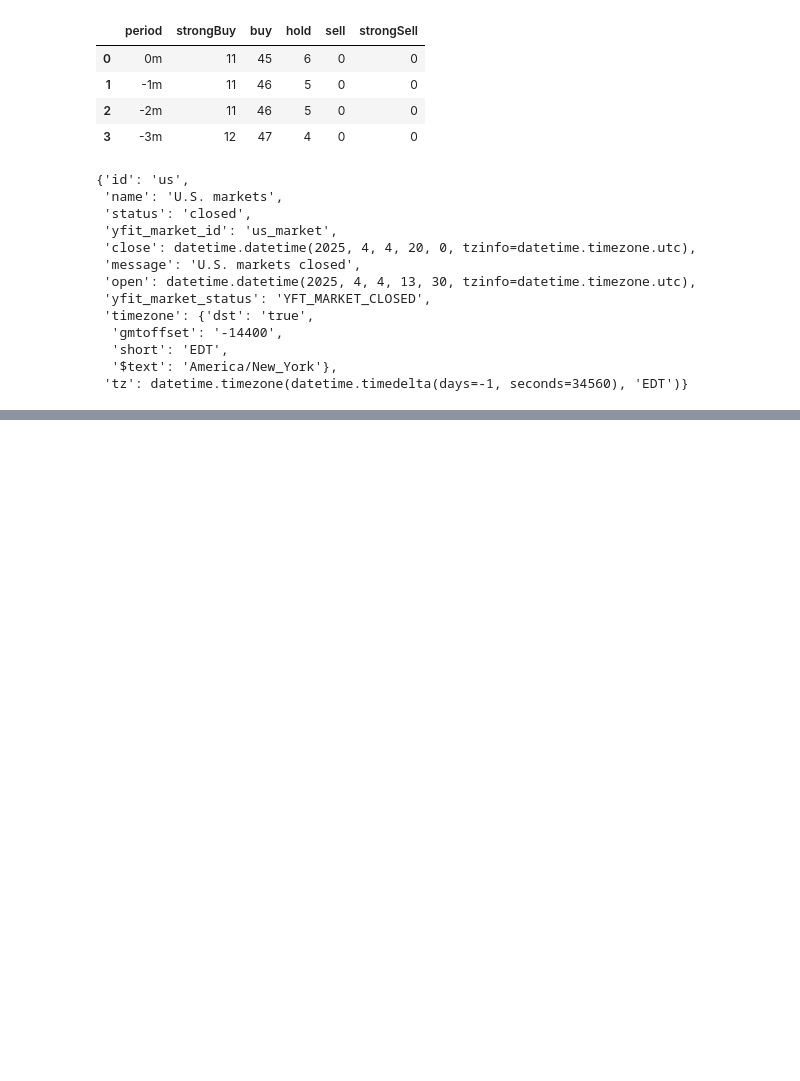
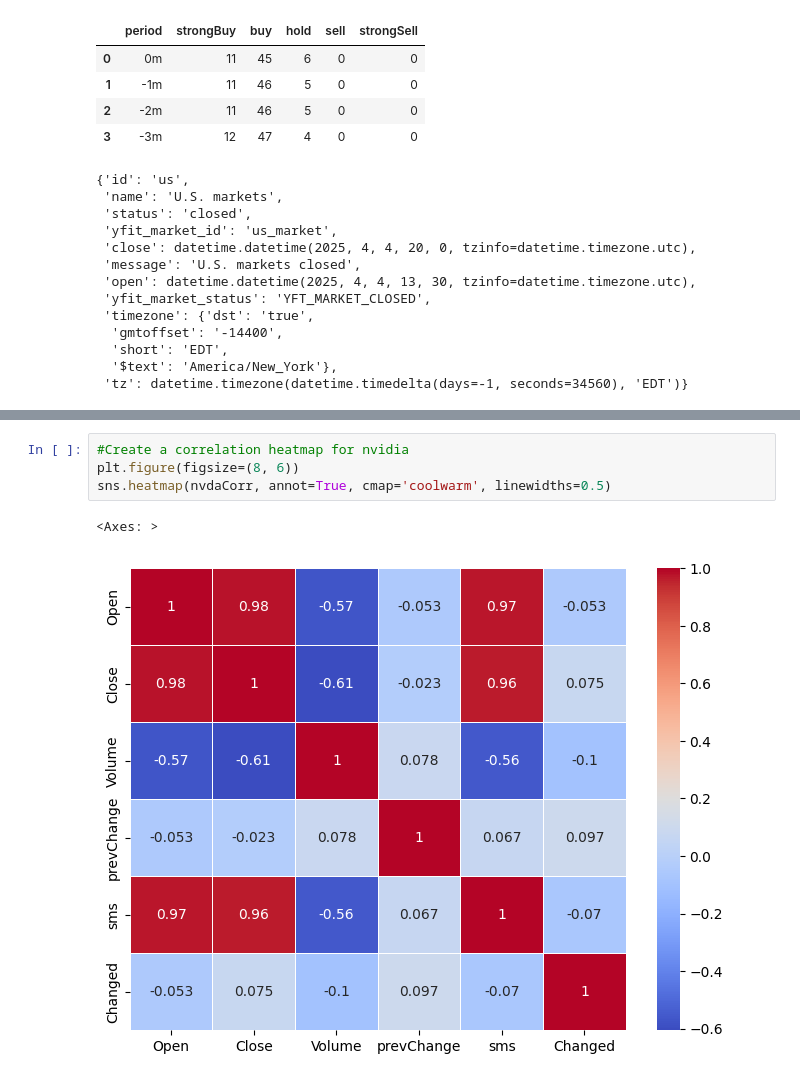
Before and after one commit to stanleyxu1/stock, a Jupyter notebook: script.ipynb, the cells around one changed output, grey strips where cells are left out. Drawn from its saved outputs; the diff is of its cells as text; blank space fills up the shorter version.

```diff
--- a/script.ipynb
+++ b/script.ipynb
@@ -101,0 +120,7 @@ nvdaShrt.iloc[1:].corr()
+# %%
+#Create a correlation heatmap for nvidia
+plt.figure(figsize=(8, 6))
+sns.heatmap(nvdaCorr, annot=True, cmap='coolwarm', linewidths=0.5)
+# %% [output]
+<Axes: >
+[figure, added]
```
Also changed, not shown: parts of 2 cells of this notebook.
